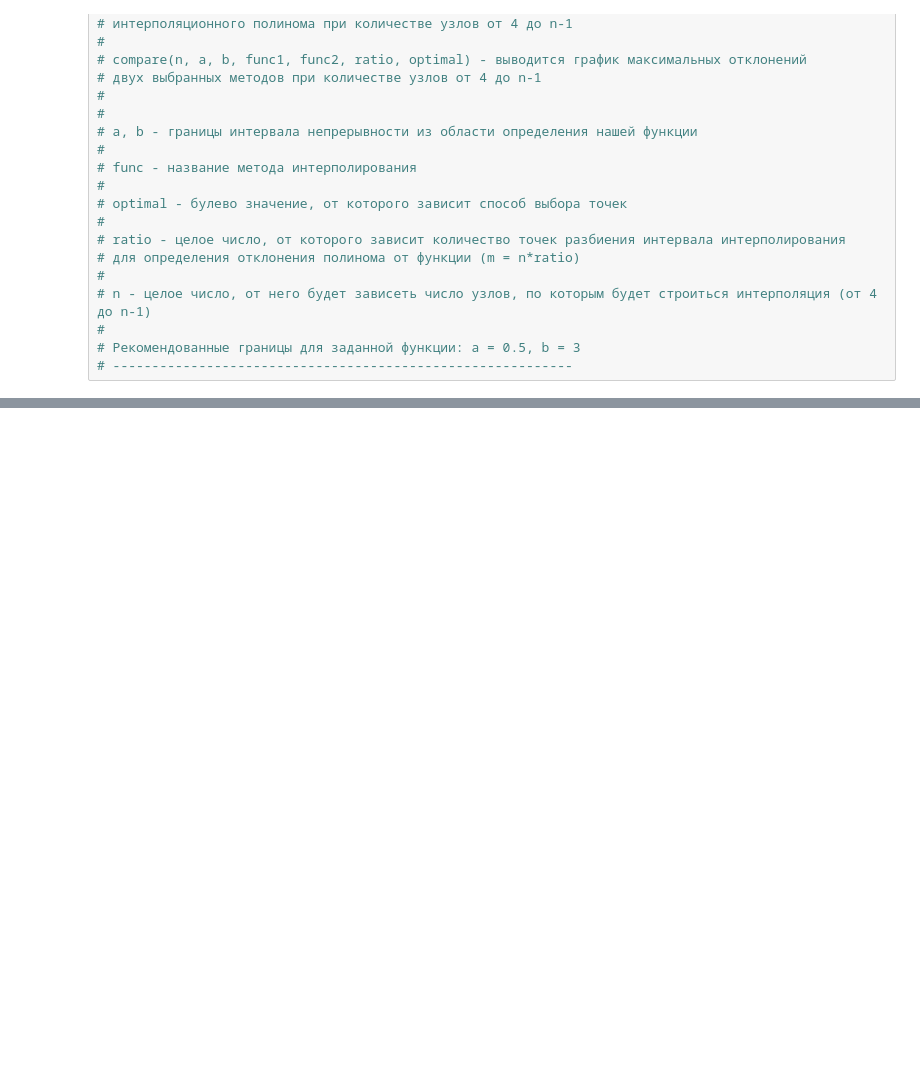
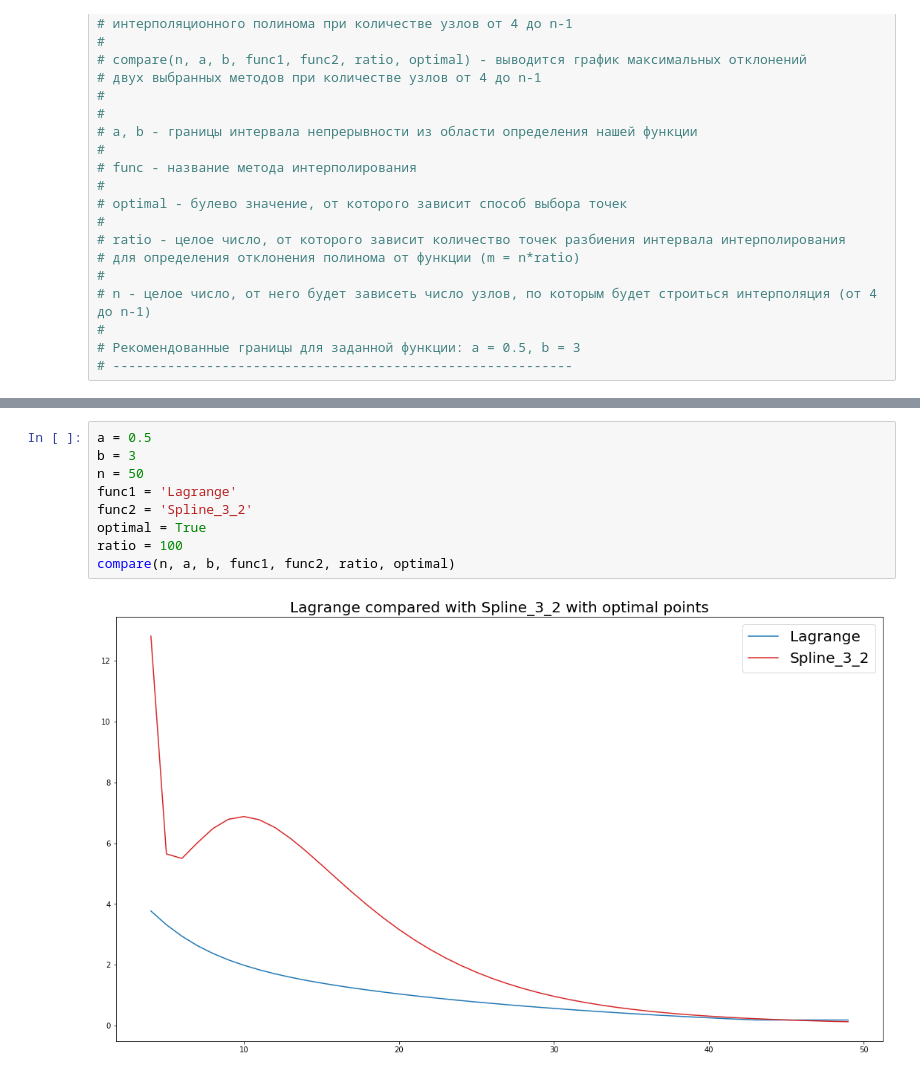
Before and after one commit to DanechkaSmirnov/lagrange_interpolation, a Jupyter notebook: Интерполяция.ipynb, the cells around one changed output, grey strips where cells are left out. Drawn from its saved outputs; the diff is of its cells as text; blank space fills up the shorter version.

```diff
--- a/Интерполяция.ipynb
+++ b/Интерполяция.ipynb
@@ -517,0 +553,11 @@ def show_superposition(a, b, func, optimal=False):
+# %%
+a = 0.5
+b = 3
+n = 50
+func1 = 'Lagrange'
+func2 = 'Spline_3_2'
+optimal = True
+ratio = 100
+compare(n, a, b, func1, func2, ratio, optimal)
+# %% [output]
+[figure, added]
```
Also changed, not shown: parts of 3 cells of this notebook.
